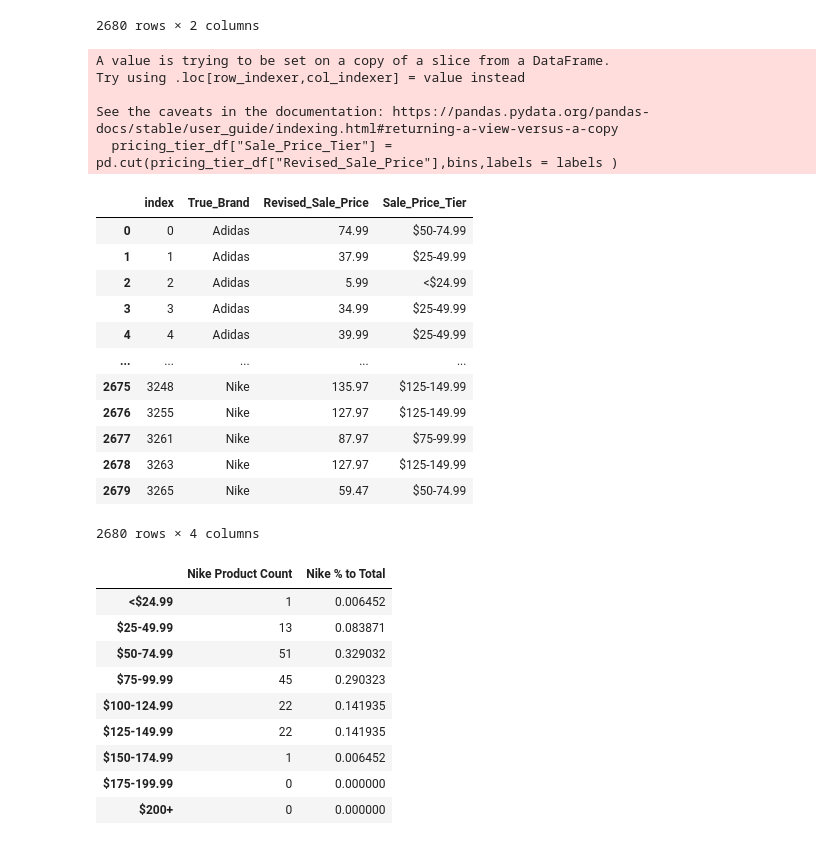
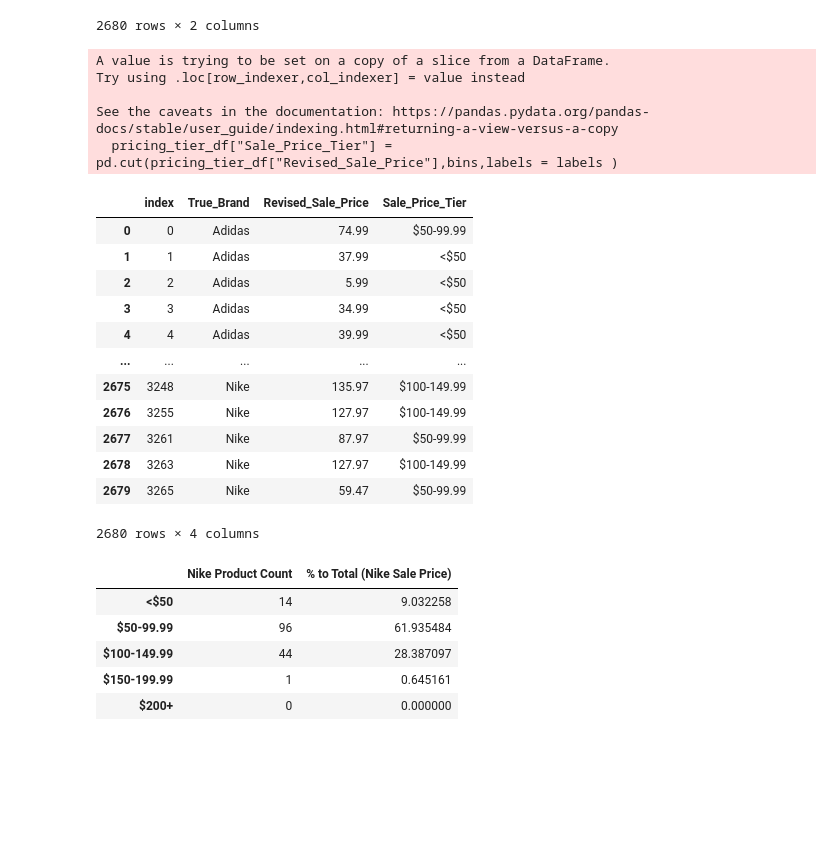
Before and after one commit to abgarberpaul/Nike-vs-Adidas, a Jupyter notebook: CHOO_Data_Exploration.ipynb, the cells around one changed output. Drawn from its saved outputs; the diff is of its cells as text; code cells hidden in the pictures; blank space fills up the shorter version.

```diff
--- a/CHOO_Data_Exploration.ipynb
+++ b/CHOO_Data_Exploration.ipynb
@@ -163,12 +164,3 @@ sandbox
 | 3263 | Air Jordan 8 Retro | CI1236-100 | 15995 | 12797 | 0 | Nike | The Air Jordan 8 Retro recaptures... | 5.0 | 1 | ... |
 | 3265 | Nike Mercurial Superfly 7 Academy TF | AT7978-414 | 8495 | 5947 | 0 | Nike | The soft upper of the Nike Mercur... | 5.0 | 1 | ... |
 2680 rows × 14 columns
-# %%
-#loop over all rows and
-
-for index, row in sandbox.iterrows():
-    msrp = row["Listing Price"]
-    sold_price = row["Sale Price"]
-
-    sandbox.loc[[index], "Revised_Listing_Price"]= msrp / 100
-    sandbox.loc[[index], "Revised_Sale_Price"]= sold_price / 100
@@ -207,8 +183,11 @@ pricing_tier_df
 | 3265 | Nike | 59.47 |
 2680 rows × 2 columns
 # %%
-bins = [0, 24.99, 49.99, 74.99, 99.99, 124.99, 149.99, 174.99, 199.99, 3000]
-labels = ["<$24.99","$25-49.99", "$50-74.99", "$75-99.99", "$100-124.99", "$125-149.99", "$150-174.99", "$175-199.99", "$200+"]
+# bins = [0, 24.99, 49.99, 74.99, 99.99, 124.99, 149.99, 174.99, 199.99, 3000] --> this is at $25 increment which seemed
+# too narrow so trying $50 increment
+bins = [0, 49.99, 99.99, 149.99, 199.99, 3000]
+# labels = ["<$24.99","$25-49.99", "$50-74.99", "$75-99.99", "$100-124.99", "$125-149.99", "$150-174.99", "$175-199.99", "$200+"]
+labels = ["<$50","$50-99.99", "$100-149.99", "$150-199.99", "$200+"]
 
 pricing_tier_df["Sale_Price_Tier"] = pd.cut(pricing_tier_df["Revised_Sale_Price"],bins,labels = labels )
 pricing_tier_df.reset_index()
@@ -219,47 +198,43 @@ Try using .loc[row_indexer,col_indexer] = value instead
 See the caveats in the documentation: https://pandas.pydata.org/pandas-docs/stable/user_guide/indexing.html#returning-a-view-versus-a-copy
   pricing_tier_df["Sale_Price_Tier"] = pd.cut(pricing_tier_df["Revised_Sale_Price"],bins,labels = labels )
 |  | index | True_Brand | Revised_Sale_Price | Sale_Price_Tier |
-| 0 | 0 | Adidas | 74.99 | $50-74.99 |
-| 1 | 1 | Adidas | 37.99 | $25-49.99 |
-| 2 | 2 | Adidas | 5.99 | <$24.99 |
-| 3 | 3 | Adidas | 34.99 | $25-49.99 |
-| 4 | 4 | Adidas | 39.99 | $25-49.99 |
+| 0 | 0 | Adidas | 74.99 | $50-99.99 |
+| 1 | 1 | Adidas | 37.99 | <$50 |
+| 2 | 2 | Adidas | 5.99 | <$50 |
+| 3 | 3 | Adidas | 34.99 | <$50 |
+| 4 | 4 | Adidas | 39.99 | <$50 |
 | ... | ... | ... | ... | ... |
-| 2675 | 3248 | Nike | 135.97 | $125-149.99 |
-| 2676 | 3255 | Nike | 127.97 | $125-149.99 |
-| 2677 | 3261 | Nike | 87.97 | $75-99.99 |
-| 2678 | 3263 | Nike | 127.97 | $125-149.99 |
-| 2679 | 3265 | Nike | 59.47 | $50-74.99 |
+| 2675 | 3248 | Nike | 135.97 | $100-149.99 |
+| 2676 | 3255 | Nike | 127.97 | $100-149.99 |
+| 2677 | 3261 | Nike | 87.97 | $50-99.99 |
+| 2678 | 3263 | Nike | 127.97 | $100-149.99 |
+| 2679 | 3265 | Nike | 59.47 | $50-99.99 |
 2680 rows × 4 columns
 # %%
 #create a new Nike dataframe
 nike_pricing_df = pricing_tier_df[pricing_tier_df["True_Brand"] == 'Nike']
 
 #create a total count of Nike products.
 nike_total_product_count = nike_pricing_df["True_Brand"].count()
 nike_total_product_count
 
 nike_count_per_tier = nike_pricing_df["Sale_Price_Tier"].value_counts()
 
 #calculate the % to total per each price tier
-nike_percent_to_total = nike_count_per_tier / nike_total_product_count
+nike_percent_to_total = (nike_count_per_tier / nike_total_product_count)*100
 
 #create a new Nike dataframe that shows the count of product in each price tier as well as % to Total
 nike_summary = pd.DataFrame({"Nike Product Count": nike_count_per_tier,
-                                    "Nike % to Total": nike_percent_to_total})
+                                    "% to Total (Nike Sale Price)": nike_percent_to_total})
 
 nike_summary = nike_summary.sort_index()
 nike_summary
 # %% [output]
-|  | Nike Product Count | Nike % to Total |
-| <$24.99 | 1 | 0.006452 |
-| $25-49.99 | 13 | 0.083871 |
-| $50-74.99 | 51 | 0.329032 |
-| $75-99.99 | 45 | 0.290323 |
-| $100-124.99 | 22 | 0.141935 |
-| $125-149.99 | 22 | 0.141935 |
-| $150-174.99 | 1 | 0.006452 |
-| $175-199.99 | 0 | 0.000000 |
+|  | Nike Product Count | % to Total (Nike Sale Price) |
+| <$50 | 14 | 9.032258 |
+| $50-99.99 | 96 | 61.935484 |
+| $100-149.99 | 44 | 28.387097 |
+| $150-199.99 | 1 | 0.645161 |
 | $200+ | 0 | 0.000000 |
 # %%
 #create a new Adidas dataframe
```
Also changed, not shown: parts of 20 cells of this notebook.
